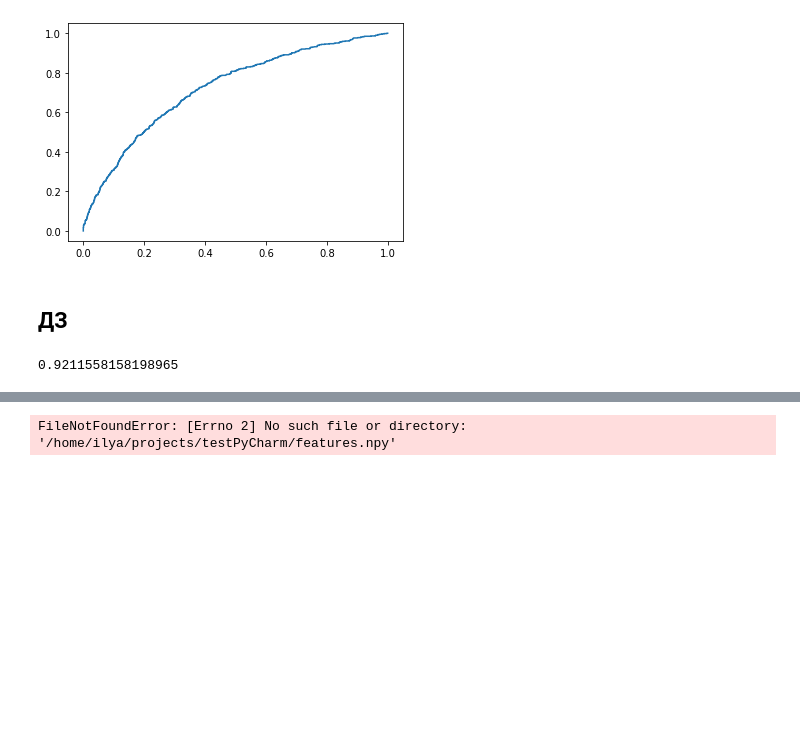
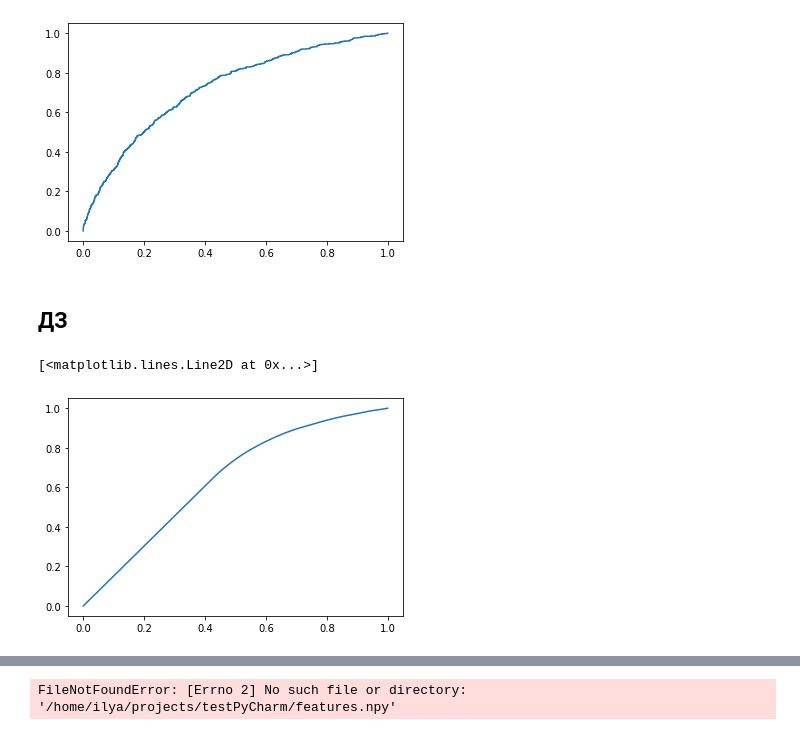
Before and after one commit to Denis-hap/pyda-9, a Jupyter notebook: Feature_Engineering_dz/5/dz_5.ipynb, the cells around one changed output, grey strips where cells are left out. Saved outputs shown, nothing was run; the diff lists cells and outputs as text; code cells hidden in the pictures; blank space fills up the shorter version.

```diff
--- a/Feature_Engineering_dz/5/dz_5.ipynb
+++ b/Feature_Engineering_dz/5/dz_5.ipynb
@@ -208,15 +208,3 @@ plt.plot( fpr, tpr )
 [figure]
 # %% [markdown]
 ## ДЗ
-# %%
-i = 0
-porog = [0]
-k = sorted(predictions[:, 1])
-for i in k:
-    i += 0.001
-#     print(i)
-
-    porog.append(i)
-porog[1909]
-# %% [output]
-0.9211558158198965
@@ -222,0 +256,5 @@ porog[1909]
+# %%
+plt.plot( fpr_dz, tpr_dz )
+# %% [output]
+[<matplotlib.lines.Line2D at 0x...>]
+[figure, added]
```
Also changed, not shown: parts of 5 cells of this notebook.
